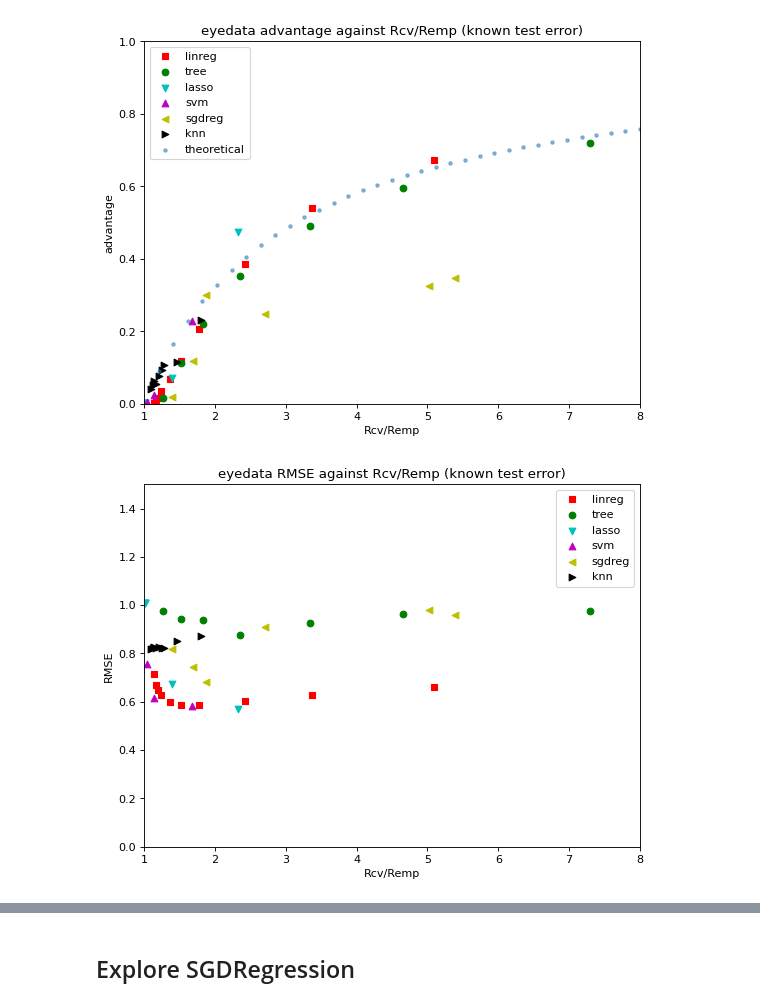
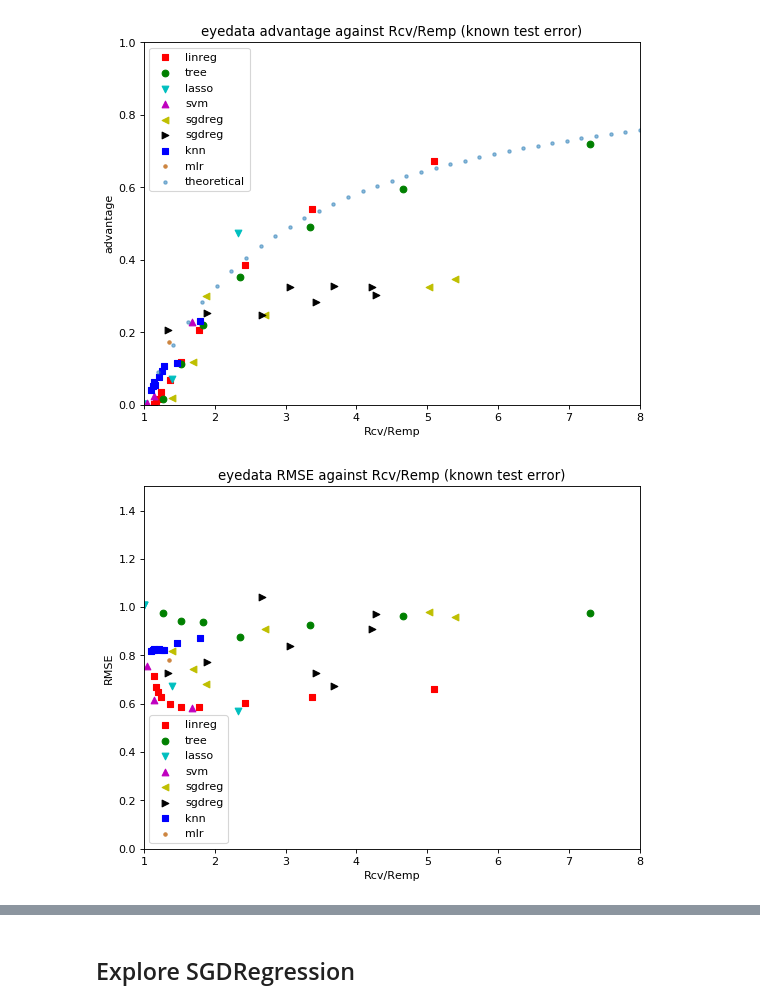
Before and after one commit to donakq/MSE-234-Membership_Inference, a Jupyter notebook: plot.ipynb, the cells around one changed output, grey strips where cells are left out. Cells and saved outputs as stored; diff of their text form; code cells hidden in the pictures.

```diff
--- a/plot.ipynb
+++ b/plot.ipynb
@@ -52,6 +52,9 @@ eye_unknown_sgdreg2 = pd.read_csv('results-sklearn/eyedata/membership/unknown-te
 eye_known_knn = pd.read_csv('results-sklearn/eyedata/membership/known-test-error/knn-summary.csv')
 eye_unknown_knn = pd.read_csv('results-sklearn/eyedata/membership/unknown-test-error/knn-summary.csv')
 
+eye_known_mlr = pd.read_csv('results-sklearn/eyedata/membership/known-test-error/mlr-summary.csv')
+eye_unknown_mlr = pd.read_csv('results-sklearn/eyedata/membership/unknown-test-error/mlr-summary.csv')
+
 iwpc_known_linreg = pd.read_csv('results-sklearn/iwpc/membership/known-test-error/linreg-summary.csv')
 iwpc_unknown_linreg = pd.read_csv('results-sklearn/iwpc/membership/unknown-test-error/linreg-summary.csv')
 
@@ -69,30 +72,30 @@ iwpc_unknown_sgereg = pd.read_csv('results-sklearn/iwpc/membership/unknown-test-
 
 iwpc_known_knn = pd.read_csv('results-sklearn/iwpc/membership/known-test-error/knn-summary.csv')
 iwpc_unknown_knn = pd.read_csv('results-sklearn/iwpc/membership/unknown-test-error/knn-summary.csv')
+
+iwpc_known_mlr = pd.read_csv('results-sklearn/iwpc/membership/known-test-error/mlr-summary.csv')
+iwpc_unknown_mlr = pd.read_csv('results-sklearn/iwpc/membership/unknown-test-error/mlr-summary.csv')
 # %%
 models = [eye_known_linreg, eye_unknown_linreg, eye_known_tree, eye_unknown_tree,
          eye_known_lasso, eye_unknown_lasso, eye_known_svm, eye_unknown_svm,
          eye_known_sgdreg, eye_unknown_sgdreg, eye_known_sgdreg2, eye_unknown_sgdreg2,
-          eye_known_knn, eye_unknown_knn,
+          eye_known_knn, eye_unknown_knn, eye_known_mlr, eye_unknown_mlr,
           iwpc_known_linreg, iwpc_unknown_linreg,iwpc_known_tree, iwpc_unknown_tree,
           iwpc_known_lasso,iwpc_unknown_lasso,iwpc_known_svm, iwpc_unknown_svm,
-          iwpc_known_sgdreg, iwpc_unknown_sgereg,iwpc_known_knn, iwpc_unknown_knn]
+          iwpc_known_sgdreg, iwpc_unknown_sgereg,iwpc_known_knn, iwpc_unknown_knn,
+         iwpc_known_mlr, iwpc_unknown_mlr]
 
-eye_known = [eye_known_linreg, eye_known_tree,
-         eye_known_lasso,  eye_known_svm,
-         eye_known_sgdreg,eye_known_sgdreg2, eye_known_knn]
+eye_known = [eye_known_linreg, eye_known_tree, eye_known_lasso,  eye_known_svm,
+         eye_known_sgdreg,eye_known_sgdreg2, eye_known_knn,eye_known_mlr]
 
-iwpc_known = [iwpc_known_linreg, iwpc_known_tree,
-        iwpc_known_lasso, iwpc_known_svm,
-         iwpc_known_sgdreg,iwpc_known_knn]
+iwpc_known = [iwpc_known_linreg, iwpc_known_tree,iwpc_known_lasso, iwpc_known_svm,
+         iwpc_known_sgdreg,iwpc_known_knn,iwpc_known_mlr]
 
-eye_unknown = [eye_unknown_linreg, eye_unknown_tree,
-          eye_unknown_lasso,  eye_unknown_svm,
-         eye_unknown_sgdreg, eye_known_sgdreg2, eye_unknown_knn]
+eye_unknown = [eye_unknown_linreg, eye_unknown_tree, eye_unknown_lasso,  eye_unknown_svm,
+         eye_unknown_sgdreg, eye_known_sgdreg2, eye_unknown_knn, eye_unknown_mlr]
 
-iwpc_unknown = [iwpc_unknown_linreg,iwpc_unknown_tree,
-       iwpc_unknown_lasso,iwpc_unknown_svm,
-         iwpc_unknown_sgereg,iwpc_unknown_knn]
+iwpc_unknown = [iwpc_unknown_linreg,iwpc_unknown_tree,iwpc_unknown_lasso,iwpc_unknown_svm,
+         iwpc_unknown_sgereg,iwpc_unknown_knn,iwpc_unknown_mlr]
 
 for m in models:
     m = add_overfit(m)
@@ -113,9 +112,9 @@ eye_known_sgdreg2
 # %%
 # eyedata_known test error
 
-markers = [ "," , "o" , "v" , "^" , "<", ">",'s']
-colors = ['r','g','c','m', 'y', 'k','b']
-label = ['linreg', 'tree', 'lasso', 'svm', 'sgdreg','knn']
+markers = [ "," , "o" , "v" , "^" , "<", ">",'s','.']
+colors = ['r','g','c','m', 'y', 'k','b','peru']
+label = ['linreg', 'tree', 'lasso', 'svm', 'sgdreg','sgdreg','knn','mlr']
 
 figure(num=None, figsize=(8, 6), dpi=80, facecolor='w', edgecolor='k')
 ax = plt.gca()
@@ -123,35 +122,35 @@ for i in range(len(eye_known)):
     df = eye_known[i]
     mi = markers[i] #marker for ith feature
     ci = colors[i] #color for ith feature
     plt.scatter(df['Rcv/Remp'], df['train_TRAIN']-df['test_TRAIN'], label=label[i] , marker=mi, color=ci)
 plt.scatter(ratio, theo_advs, alpha = 0.5,marker= '.', label ='theoretical')
 plt.legend()
 plt.xticks()
 plt.ylabel('advantage')
 plt.xlabel('Rcv/Remp')
 plt.ylim([0, 1])
 plt.xlim([1, 8])
 plt.title('eyedata advantage against Rcv/Remp (known test error)')
 plt.show()
 
 figure(num=None, figsize=(8, 6), dpi=80, facecolor='w', edgecolor='k')
 ax = plt.gca()
 for i in range(len(eye_known)):
     df = eye_known[i]
     mi = markers[i] #marker for ith feature
     ci = colors[i] #color for ith feature
     plt.scatter(df['Rcv/Remp'], df['r_cv'], label=label[i] , marker=mi, color=ci)
 plt.legend()
 plt.xticks()
 plt.ylabel('RMSE')
 plt.xlabel('Rcv/Remp')
 plt.xlim([1, 8])
 plt.ylim([0, 1.5])
 plt.title('eyedata RMSE against Rcv/Remp (known test error)')
 plt.show()
 # %% [output]
-[figure, old version]
+[figure, new version]
-[figure, old version]
+[figure, new version]
 # %%
 # iwpc_known test error
 
```
Also changed, not shown: parts of 6 cells of this notebook.
